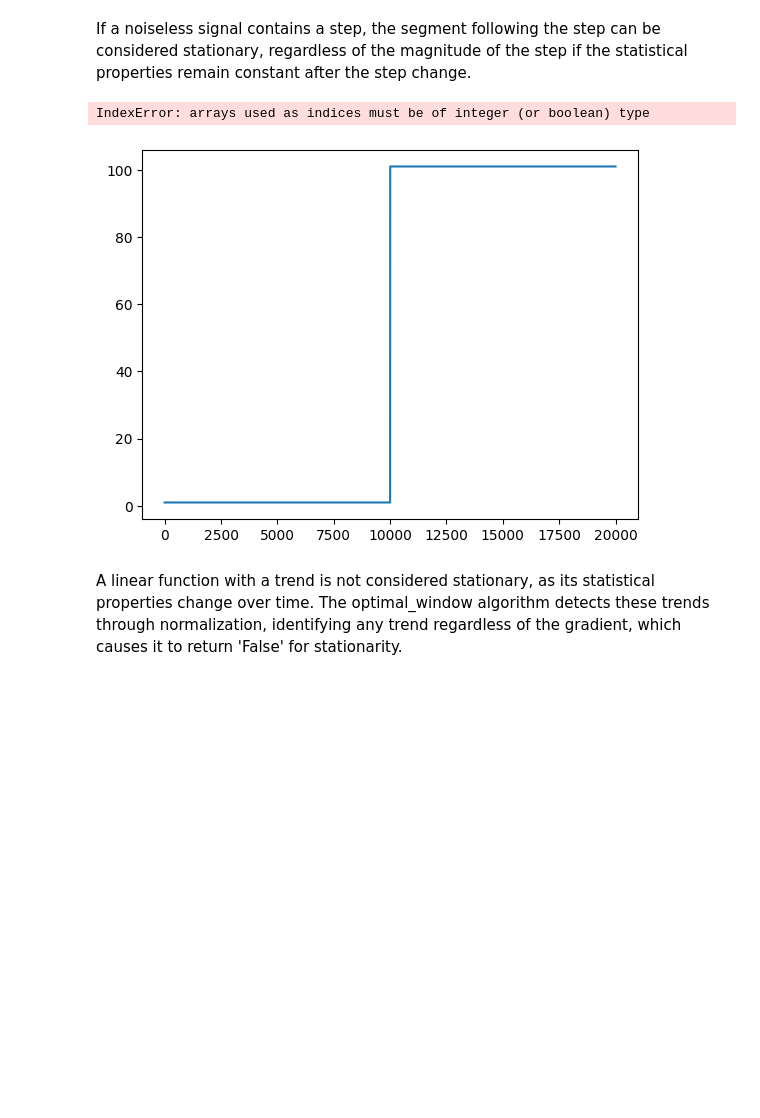
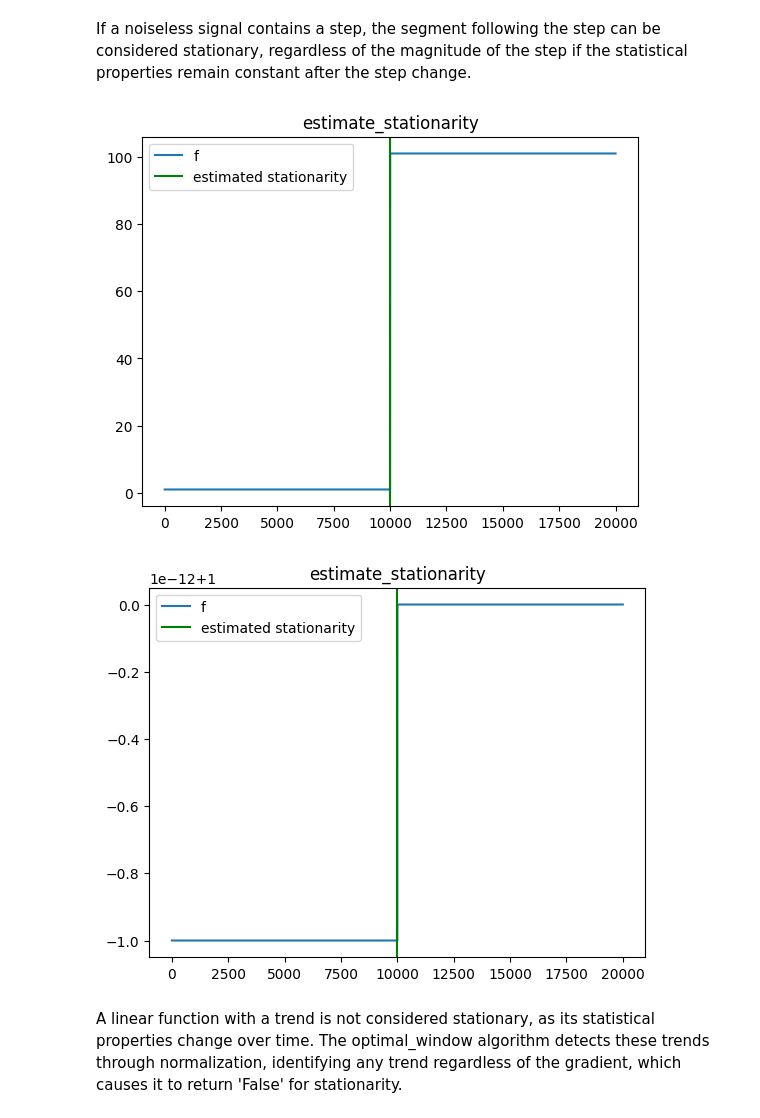
Before and after one commit to MaNyh/NTRfC, a Jupyter notebook: examples/check_timeseries_stationarity.ipynb, the cells around one changed output. Cells and saved outputs as stored; diff of their text form; code cells hidden in the pictures; blank space fills up the shorter version.

```diff
--- a/examples/check_timeseries_stationarity.ipynb
+++ b/examples/check_timeseries_stationarity.ipynb
@@ -98,37 +98,37 @@ If a noiseless signal contains a step, the segment following the step can be con
 # %%
 res = 20000
 
 snr_false = 1e2
 signal_amplitude = 1
 values_stationary = signal_amplitude * np.ones(res)
 stepsize = snr_false / signal_amplitude
 values_stationary[res//2:] = 1 + stepsize
-stationary_timestep_false = estimate_stationarity(values_stationary)
+stationary_timestep_false ,_,_= estimate_stationarity(values_stationary)
 timesteps = np.arange(0,res)
 
 f,axs = plt.subplots(1,1)
 axs.plot(timesteps, values_stationary, label="f")
 axs.axvline(x=timesteps[stationary_timestep_false],ymin=-1,ymax=1, color="green", label="estimated stationarity")
 axs.set_title("estimate_stationarity")
 axs.legend()
 plt.show()
 
 snr = 1e-12
 stepsize = snr / signal_amplitude
 values_stationary = np.ones(res) * signal_amplitude
 values_stationary[res // 2:] = 1 + stepsize
-stationary_timestep_true = estimate_stationarity(values_stationary)
+stationary_timestep_true,_,_ = estimate_stationarity(values_stationary)
 
 
 f,axs = plt.subplots(1,1)
 axs.plot(timesteps, values_stationary, label="f")
 axs.set_title("estimate_stationarity")
 axs.axvline(x=timesteps[stationary_timestep_false],ymin=-1,ymax=1, color="green", label="estimated stationarity")
 axs.legend()
 plt.show()
 # %% [output]
-IndexError: arrays used as indices must be of integer (or boolean) type
-[figure, old version]
+[figure, new version]
+[figure, added]
 # %% [markdown]
 A linear function with a trend is not considered stationary, as its statistical properties change over time. The optimal_window algorithm detects these trends through normalization, identifying any trend regardless of the gradient, which causes it to return 'False' for stationarity.
 # %%
```
Also changed, not shown: parts of 3 cells of this notebook.
